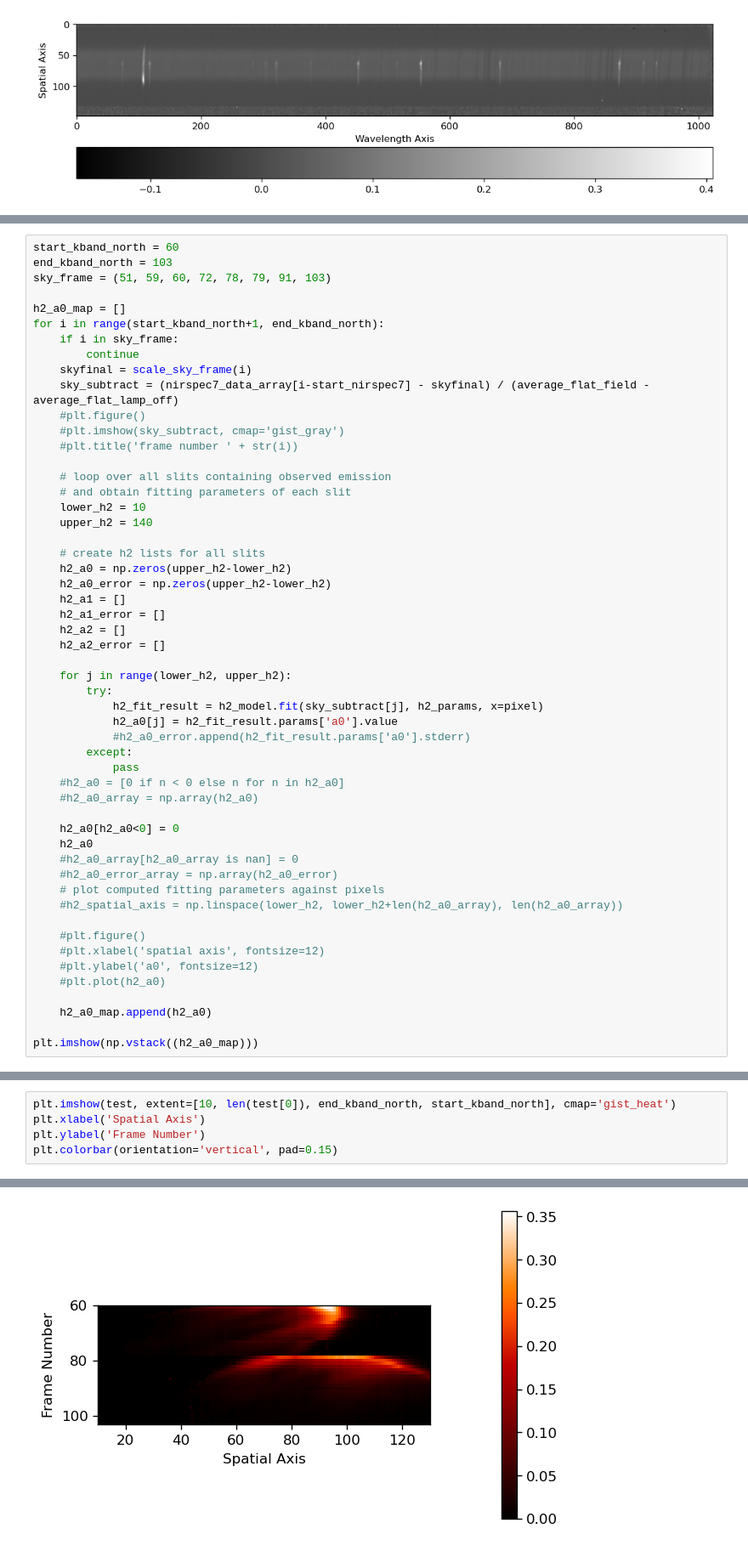
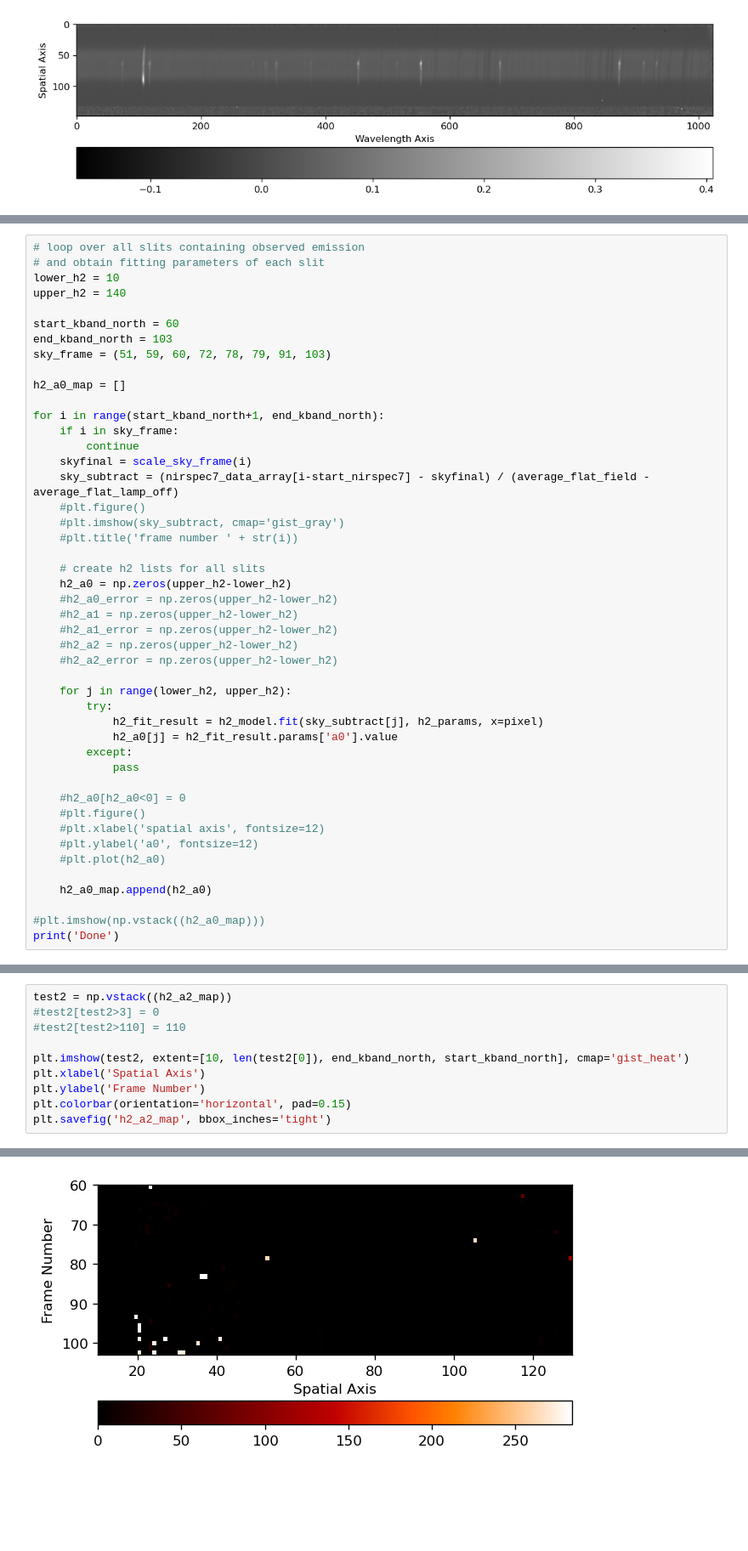
Before and after one commit to ruoyanwangdr/Dynamics-of-Jovian-Infrared-Auroral-Ionosphere-and-Thermosphere, a Jupyter notebook: h3p_map.ipynb, the cells around one changed output, grey strips where cells are left out. Shown at 85% size. Cells and saved outputs as stored; diff of their text form; blank space fills up the shorter version.

Commit message:
Obtain a1 and a2 map

```diff
--- a/h3p_map.ipynb
+++ b/h3p_map.ipynb
@@ -214,9 +180,15 @@ array([[ 0.0412293 ,  0.03398116,  0.02437758, ..., -0.00147971,
 # %%
+# loop over all slits containing observed emission
+# and obtain fitting parameters of each slit
+lower_h2 = 10
+upper_h2 = 140
+
 start_kband_north = 60
 end_kband_north = 103
 sky_frame = (51, 59, 60, 72, 78, 79, 91, 103)
 
 h2_a0_map = []
+
 for i in range(start_kband_north+1, end_kband_north):
     if i in sky_frame:
         continue
@@ -226,36 +198,22 @@ for i in range(start_kband_north+1, end_kband_north):
     #plt.imshow(sky_subtract, cmap='gist_gray')
     #plt.title('frame number ' + str(i))
 
-    # loop over all slits containing observed emission
-    # and obtain fitting parameters of each slit
-    lower_h2 = 10
-    upper_h2 = 140
-
     # create h2 lists for all slits
     h2_a0 = np.zeros(upper_h2-lower_h2)
-    h2_a0_error = np.zeros(upper_h2-lower_h2)
-    h2_a1 = []
-    h2_a1_error = []
-    h2_a2 = []
-    h2_a2_error = []
+    #h2_a0_error = np.zeros(upper_h2-lower_h2)
+    #h2_a1 = np.zeros(upper_h2-lower_h2)
+    #h2_a1_error = np.zeros(upper_h2-lower_h2)
+    #h2_a2 = np.zeros(upper_h2-lower_h2)
+    #h2_a2_error = np.zeros(upper_h2-lower_h2)
 
     for j in range(lower_h2, upper_h2):
         try:
             h2_fit_result = h2_model.fit(sky_subtract[j], h2_params, x=pixel)
             h2_a0[j] = h2_fit_result.params['a0'].value
-            #h2_a0_error.append(h2_fit_result.params['a0'].stderr)
         except:
             pass
-    #h2_a0 = [0 if n < 0 else n for n in h2_a0]
-    #h2_a0_array = np.array(h2_a0)
 
-    h2_a0[h2_a0<0] = 0
-    h2_a0
-    #h2_a0_array[h2_a0_array is nan] = 0
-    #h2_a0_error_array = np.array(h2_a0_error)
-    # plot computed fitting parameters against pixels
-    #h2_spatial_axis = np.linspace(lower_h2, lower_h2+len(h2_a0_array), len(h2_a0_array))
-
+    #h2_a0[h2_a0<0] = 0
     #plt.figure()
     #plt.xlabel('spatial axis', fontsize=12)
     #plt.ylabel('a0', fontsize=12)
@@ -263,5 +221,6 @@ for i in range(start_kband_north+1, end_kband_north):
 
     h2_a0_map.append(h2_a0)
 
-plt.imshow(np.vstack((h2_a0_map)))
+#plt.imshow(np.vstack((h2_a0_map)))
+print('Done')
 # %% [output]
@@ -281,6 +355,11 @@ plt.savefig('h2_a0_map', bbox_inches='tight')
 # %%
-plt.imshow(test, extent=[10, len(test[0]), end_kband_north, start_kband_north], cmap='gist_heat')
+test2 = np.vstack((h2_a2_map))
+#test2[test2>3] = 0
+#test2[test2>110] = 110
+
+plt.imshow(test2, extent=[10, len(test2[0]), end_kband_north, start_kband_north], cmap='gist_heat')
 plt.xlabel('Spatial Axis')
 plt.ylabel('Frame Number')
-plt.colorbar(orientation='vertical', pad=0.15)
+plt.colorbar(orientation='horizontal', pad=0.15)
+plt.savefig('h2_a2_map', bbox_inches='tight')
 # %% [output]
@@ -288,4 +366,4 @@ plt.colorbar(orientation='vertical', pad=0.15)
-[figure, old version]
+[figure, new version]
 # %%
 import matplotlib.pyplot as plt
 from mpl_toolkits.axes_grid1 import make_axes_locatable
```
Also changed, not shown: parts of 21 cells of this notebook.
